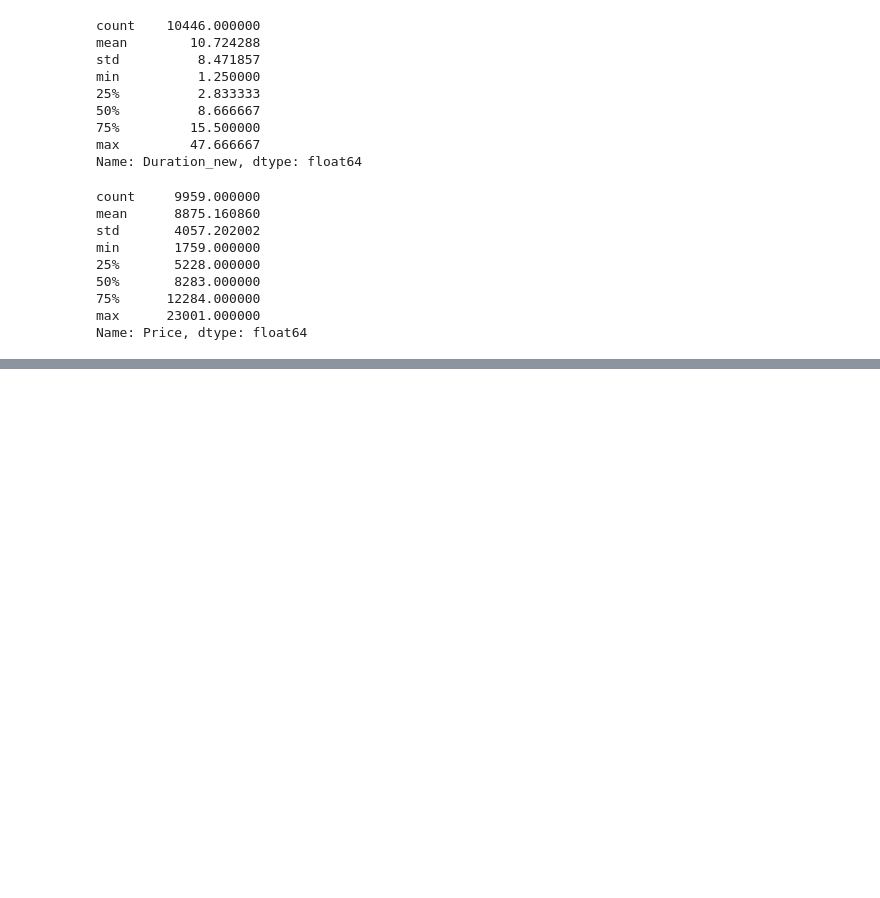
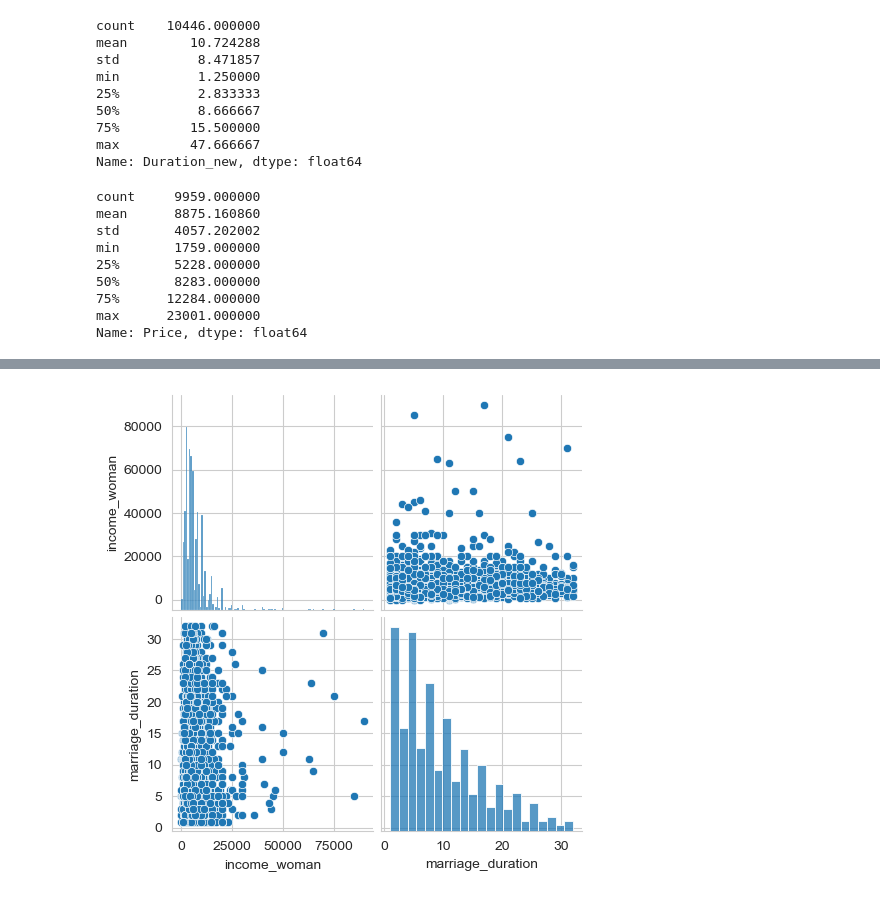
Before and after one commit to GuoweiYang19891101/data_analyst_with_python, a Jupyter notebook: datacamp_data_analyst_career_python/12_exploratory_data_analysis_python.ipynb, the cells around one changed output, grey strips where cells are left out. Cells and saved outputs as stored; diff of their text form; code cells hidden in the pictures; blank space fills up the shorter version.

```diff
--- a/datacamp_data_analyst_career_python/12_exploratory_data_analysis_python.ipynb
+++ b/datacamp_data_analyst_career_python/12_exploratory_data_analysis_python.ipynb
@@ -571,0 +658,12 @@ Name: Price, dtype: float64
+# %%
+# Code for part 3.2 (continue)
+
+# visualizing multiple variable relationships
+import seaborn as sns
+import matplotlib.pyplot as plt
+
+# create a pairplot for income_woman and marriage_duration
+sns.pairplot(data=divorce, vars=['income_woman', 'marriage_duration'])
+plt.show()
+# %% [output]
+[figure, added]
```
Also changed, not shown: parts of 11 cells of this notebook.
